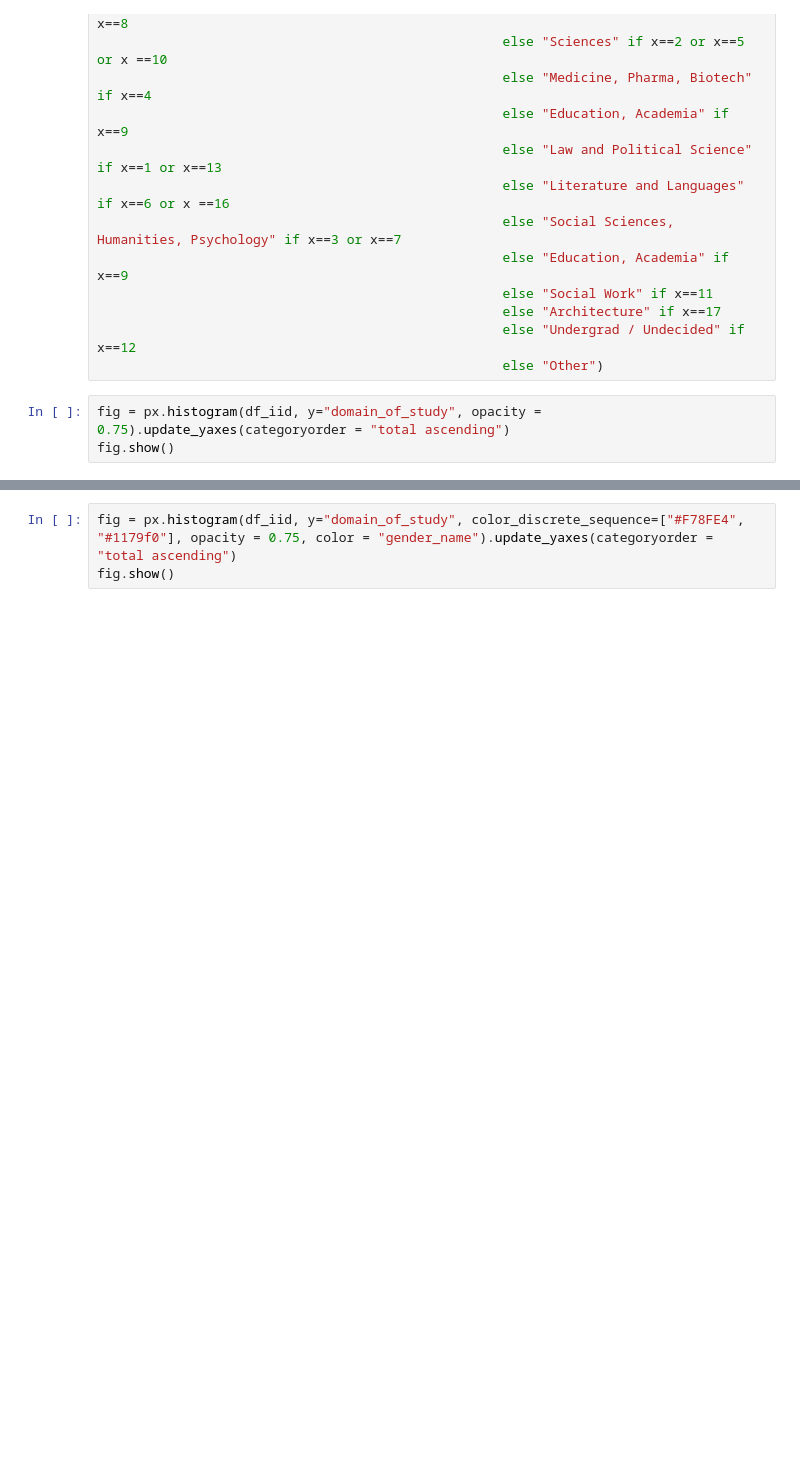
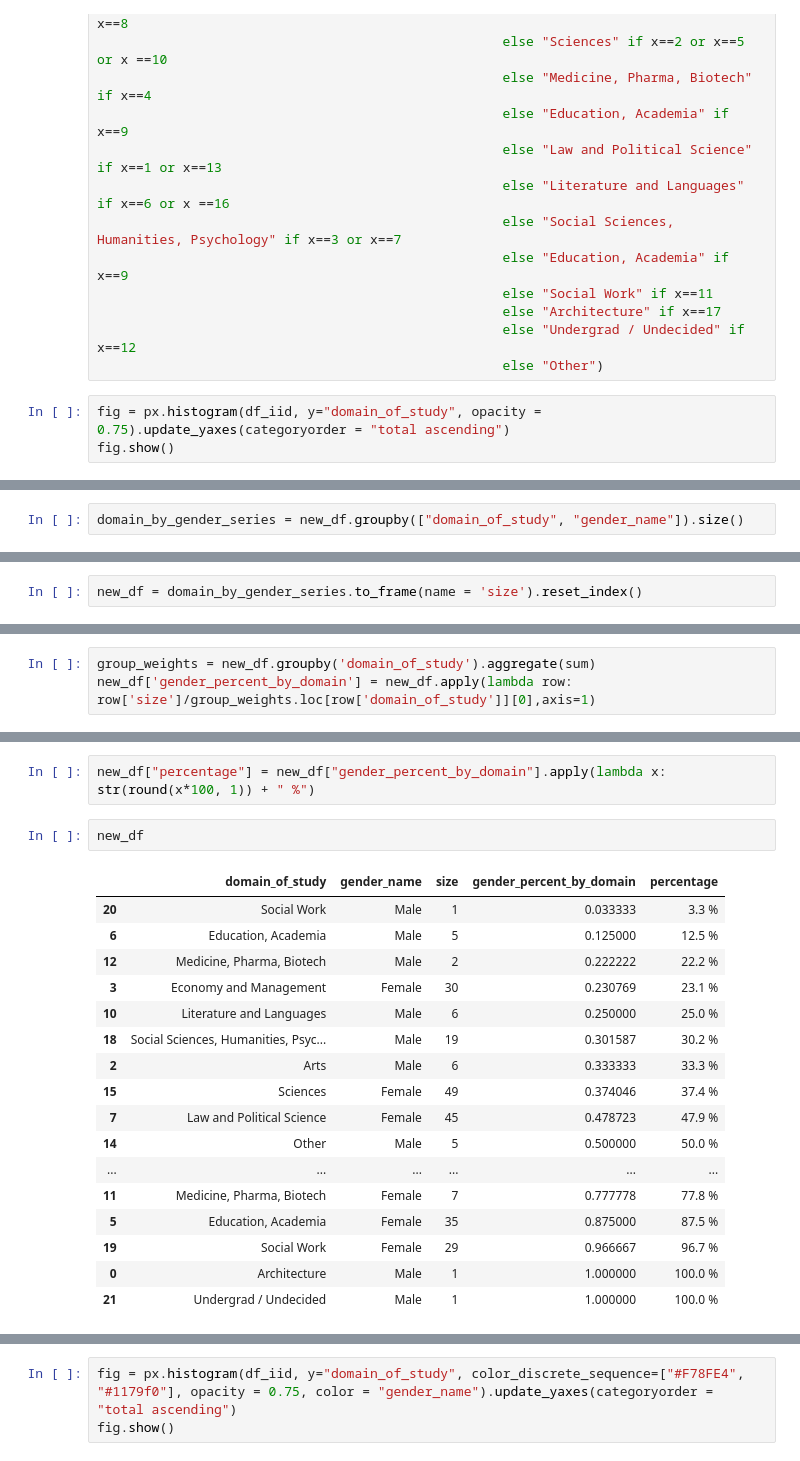
Before and after one commit to YuliyaSheichenka/Certification_Bloc_2, a Jupyter notebook: 01-Project_speed_dating_views_evolution.ipynb, the cells around one changed output, grey strips where cells are left out. Saved outputs shown, nothing was run; the diff lists cells and outputs as text; blank space fills up the shorter version.

Commit message:
experiments on 100% stacked bar charts by gender and domain of study

```diff
--- a/01-Project_speed_dating_views_evolution.ipynb
+++ b/01-Project_speed_dating_views_evolution.ipynb
@@ -258,0 +281,2 @@ fig.show()
+# %%
+domain_by_gender_series = new_df.groupby(["domain_of_study", "gender_name"]).size()
@@ -258,0 +307,2 @@ fig.show()
+# %%
+new_df = domain_by_gender_series.to_frame(name = 'size').reset_index()
@@ -258,0 +329,3 @@ fig.show()
+# %%
+group_weights = new_df.groupby('domain_of_study').aggregate(sum)
+new_df['gender_percent_by_domain'] = new_df.apply(lambda row: row['size']/group_weights.loc[row['domain_of_study']][0],axis=1)
@@ -258,0 +354,22 @@ fig.show()
+# %%
+new_df["percentage"] = new_df["gender_percent_by_domain"].apply(lambda x: str(round(x*100, 1)) + " %")
+# %%
+new_df
+# %% [output]
+|  | domain_of_study | gender_name | size | gender_percent_by_domain | percentage |
+| 20 | Social Work | Male | 1 | 0.033333 | 3.3 % |
+| 6 | Education, Academia | Male | 5 | 0.125000 | 12.5 % |
+| 12 | Medicine, Pharma, Biotech | Male | 2 | 0.222222 | 22.2 % |
+| 3 | Economy and Management | Female | 30 | 0.230769 | 23.1 % |
+| 10 | Literature and Languages | Male | 6 | 0.250000 | 25.0 % |
+| 18 | Social Sciences, Humanities, Psyc... | Male | 19 | 0.301587 | 30.2 % |
+| 2 | Arts | Male | 6 | 0.333333 | 33.3 % |
+| 15 | Sciences | Female | 49 | 0.374046 | 37.4 % |
+| 7 | Law and Political Science | Female | 45 | 0.478723 | 47.9 % |
+| 14 | Other | Male | 5 | 0.500000 | 50.0 % |
+| ... | ... | ... | ... | ... | ... |
+| 11 | Medicine, Pharma, Biotech | Female | 7 | 0.777778 | 77.8 % |
+| 5 | Education, Academia | Female | 35 | 0.875000 | 87.5 % |
+| 19 | Social Work | Female | 29 | 0.966667 | 96.7 % |
+| 0 | Architecture | Male | 1 | 1.000000 | 100.0 % |
+| 21 | Undergrad / Undecided | Male | 1 | 1.000000 | 100.0 % |
```
Also changed, not shown: parts of 25 cells of this notebook.
